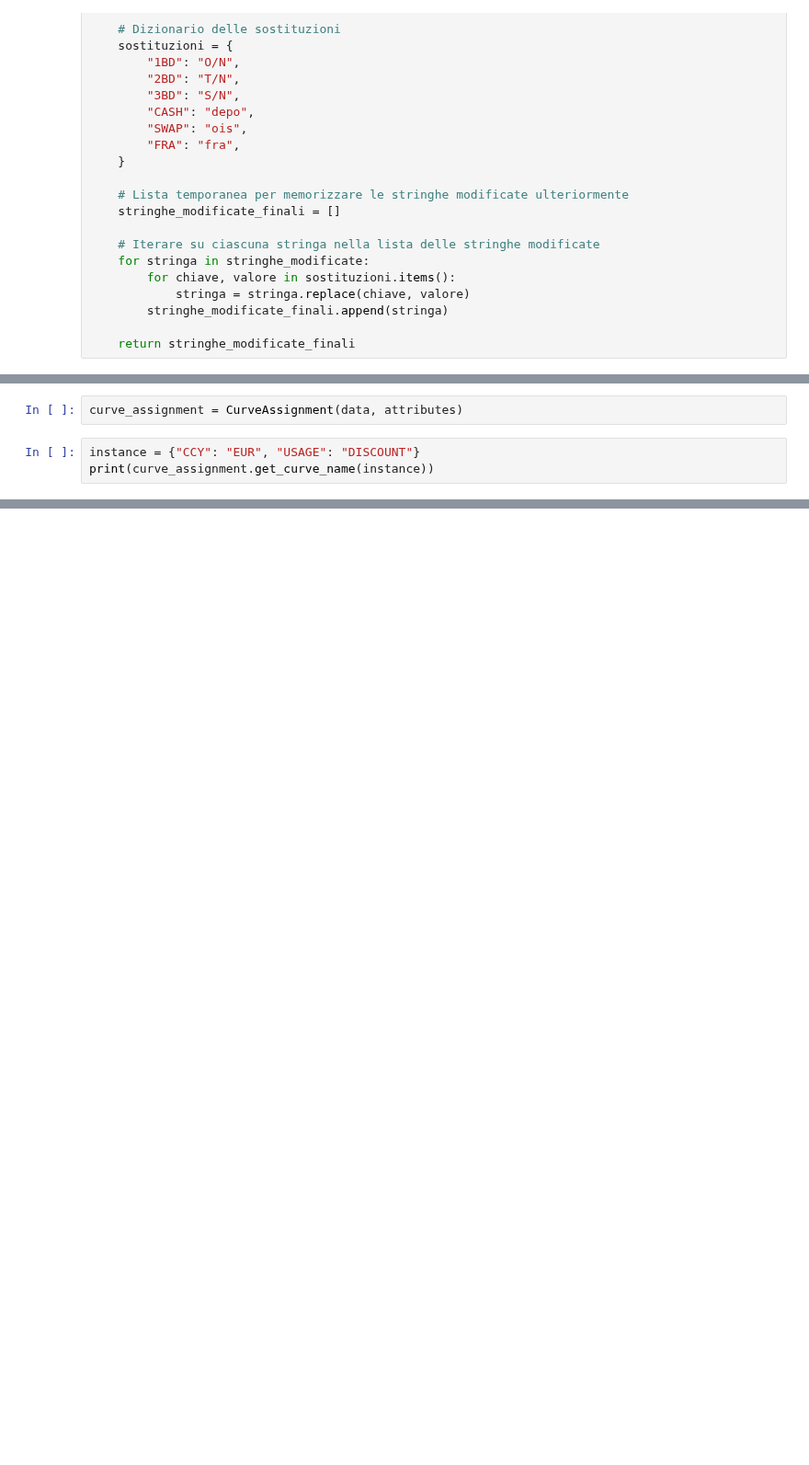
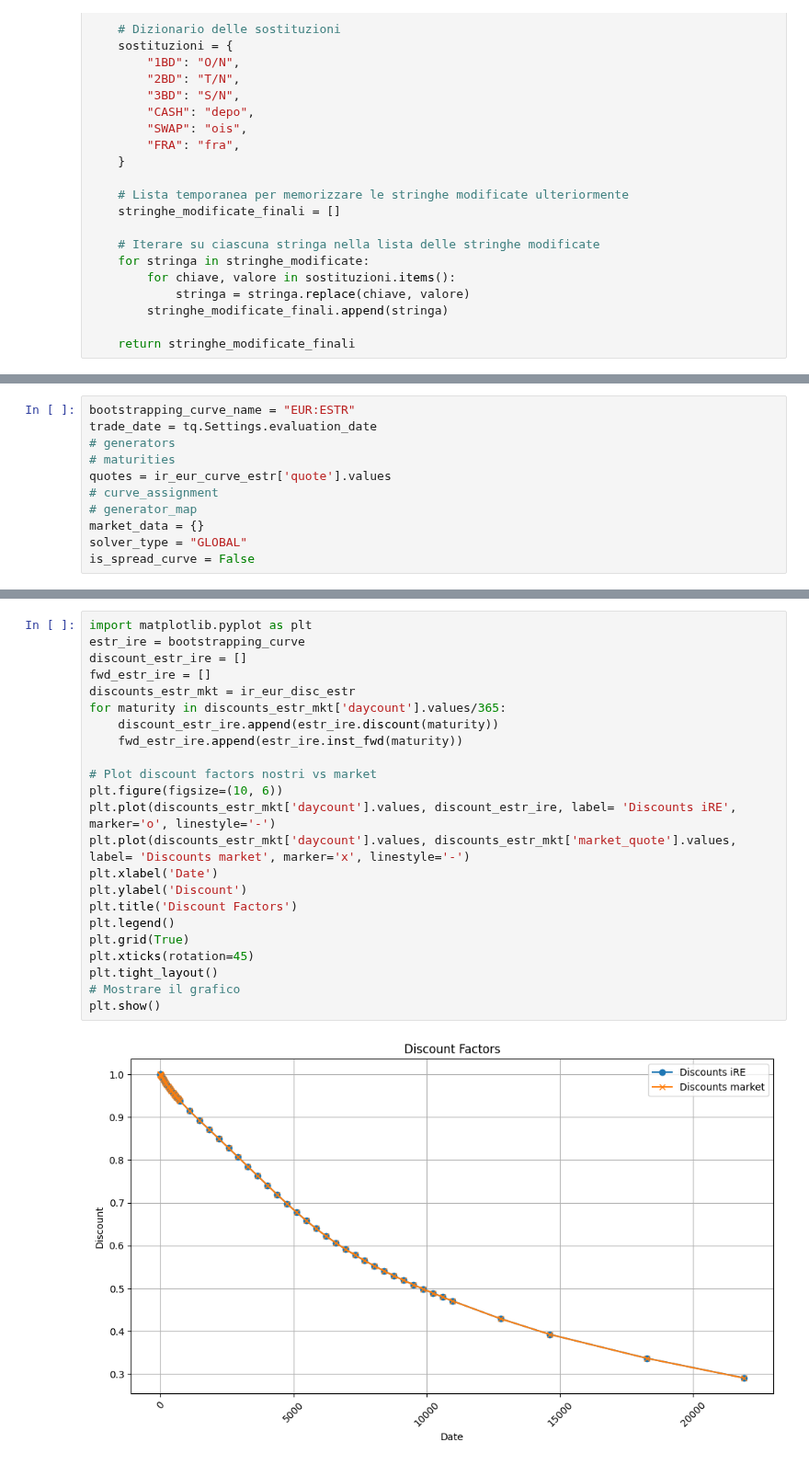
Before and after one commit to andrea220/tQuant, a Jupyter notebook: examples/bootstrapping.ipynb, the cells around one changed output, grey strips where cells are left out. Shown at 92% size. Saved outputs shown, nothing was run; the diff lists cells and outputs as text; blank space fills up the shorter version.

Commit message:
add bootstrapping beta

```diff
--- a/examples/bootstrapping.ipynb
+++ b/examples/bootstrapping.ipynb
@@ -137,5 +70,0 @@ attributes = ["CCY", "USAGE"]
-# %%
-curve_assignment = CurveAssignment(data, attributes)
-# %%
-instance = {"CCY": "EUR", "USAGE": "DISCOUNT"}
-print(curve_assignment.get_curve_name(instance))
@@ -143,0 +285,11 @@ EUR:ESTR
+# %%
+bootstrapping_curve_name = "EUR:ESTR"
+trade_date = tq.Settings.evaluation_date
+# generators
+# maturities
+quotes = ir_eur_curve_estr['quote'].values
+# curve_assignment
+# generator_map
+market_data = {}
+solver_type = "GLOBAL"
+is_spread_curve = False
@@ -143,0 +342,25 @@ EUR:ESTR
+# %%
+import matplotlib.pyplot as plt
+estr_ire = bootstrapping_curve
+discount_estr_ire = []
+fwd_estr_ire = []
+discounts_estr_mkt = ir_eur_disc_estr
+for maturity in discounts_estr_mkt['daycount'].values/365:
+    discount_estr_ire.append(estr_ire.discount(maturity))
+    fwd_estr_ire.append(estr_ire.inst_fwd(maturity))
+
+# Plot discount factors nostri vs market
+plt.figure(figsize=(10, 6))
+plt.plot(discounts_estr_mkt['daycount'].values, discount_estr_ire, label= 'Discounts iRE', marker='o', linestyle='-')
+plt.plot(discounts_estr_mkt['daycount'].values, discounts_estr_mkt['market_quote'].values, label= 'Discounts market', marker='x', linestyle='-')
+plt.xlabel('Date')
+plt.ylabel('Discount')
+plt.title('Discount Factors')
+plt.legend()
+plt.grid(True)
+plt.xticks(rotation=45)
+plt.tight_layout()
+# Mostrare il grafico
+plt.show()
+# %% [output]
+[figure, added]
```
Also changed, not shown: parts of 10 cells of this notebook, 7 other files.
